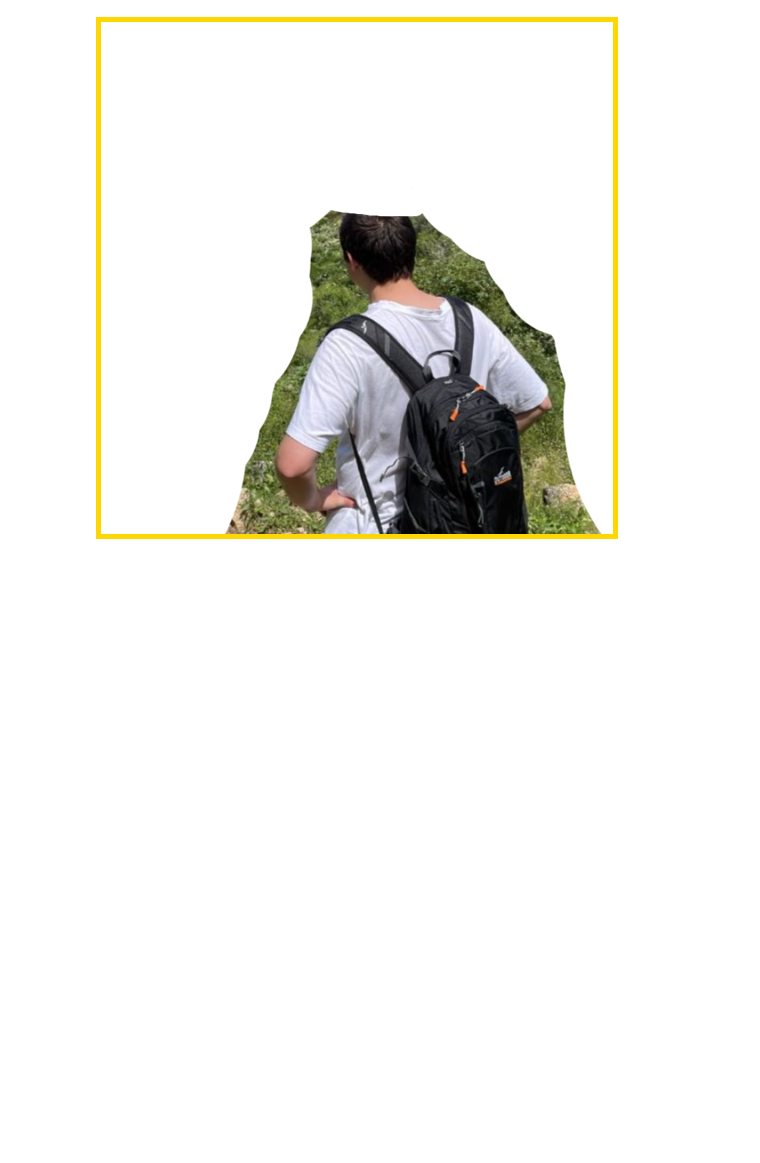
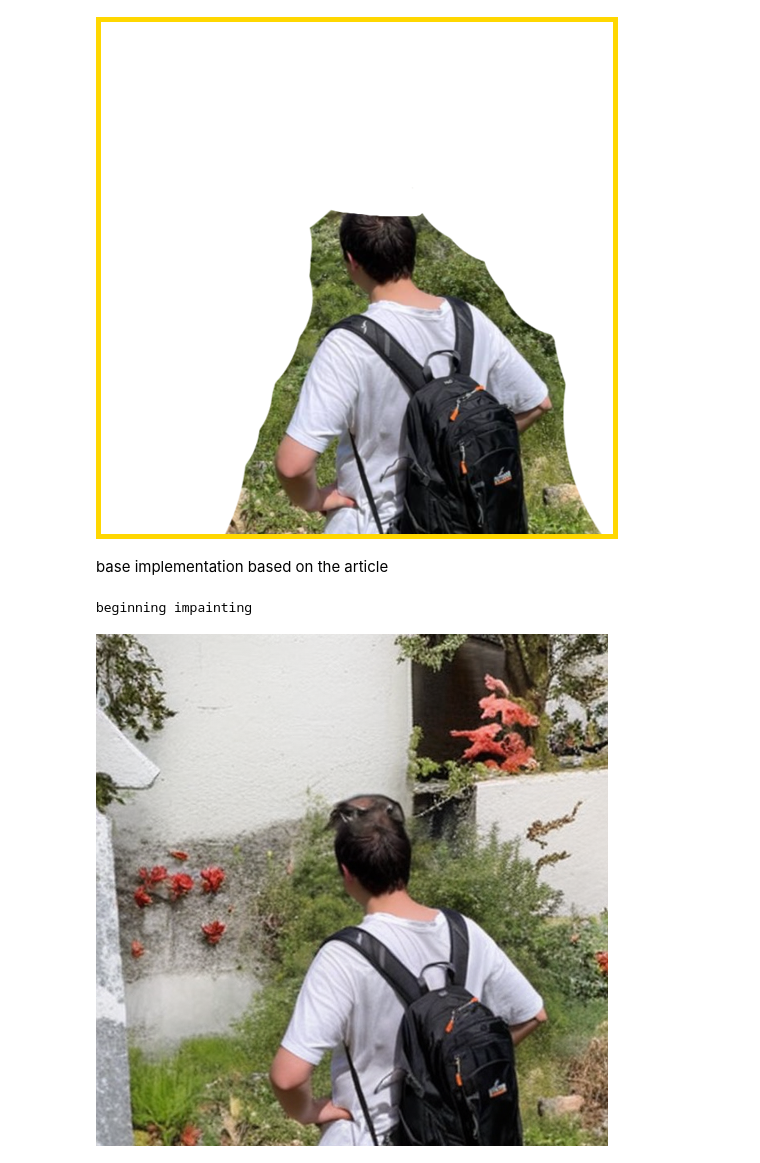
Before and after one commit to WazWazMan/DEPP_F, a Jupyter notebook: Project.ipynb, the cells around one changed output. Drawn from its saved outputs; the diff is of its cells as text; code cells hidden in the pictures; blank space fills up the shorter version.

Commit message:
added images and general masks

```diff
--- a/Project.ipynb
+++ b/Project.ipynb
@@ -29,0 +27,12 @@ if torch.cuda.is_available():
+# %% [markdown]
+base implementation based on the article
+# %%
+r = repaint_base.RePaintBase(pipe)
+torch.manual_seed(42)
+if torch.cuda.is_available():
+    torch.cuda.manual_seed_all(42)
+
+r.impaint(img,mask,"a picture of a bush").show()
+# %% [output]
+beginning impainting
+[figure, added]
```
Also changed, not shown: parts of 9 cells of this notebook, 38 other files.
